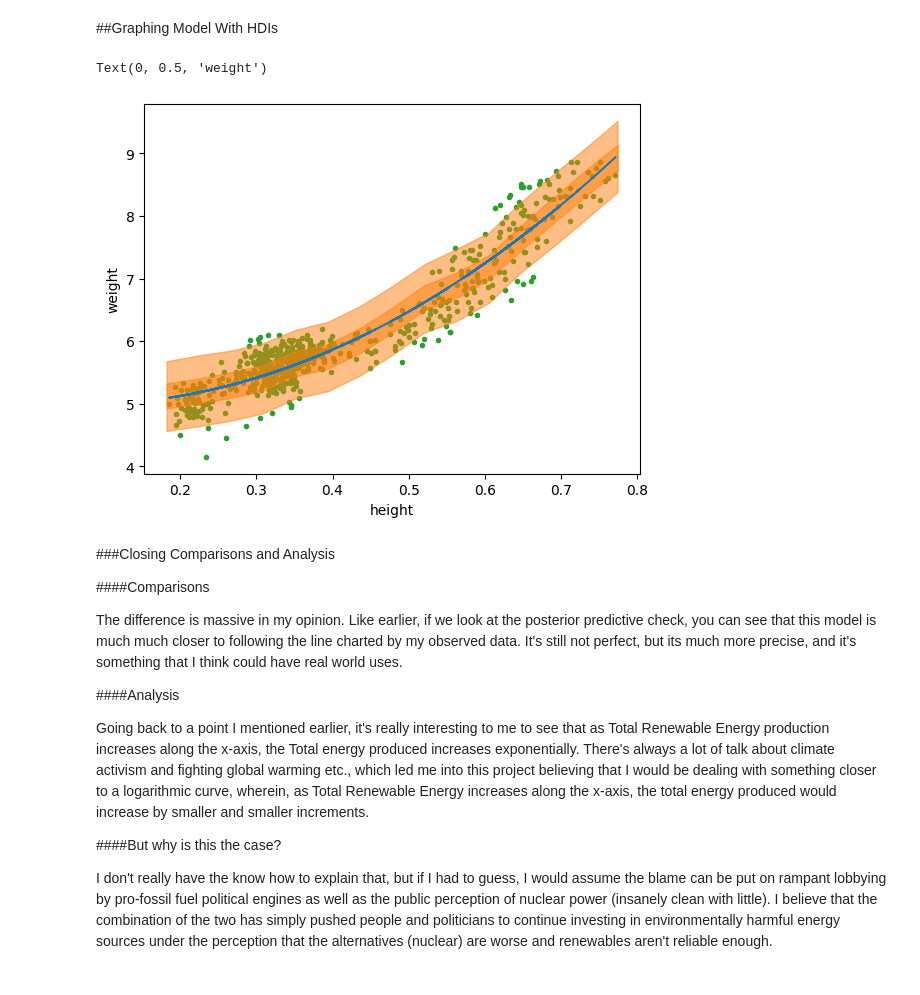
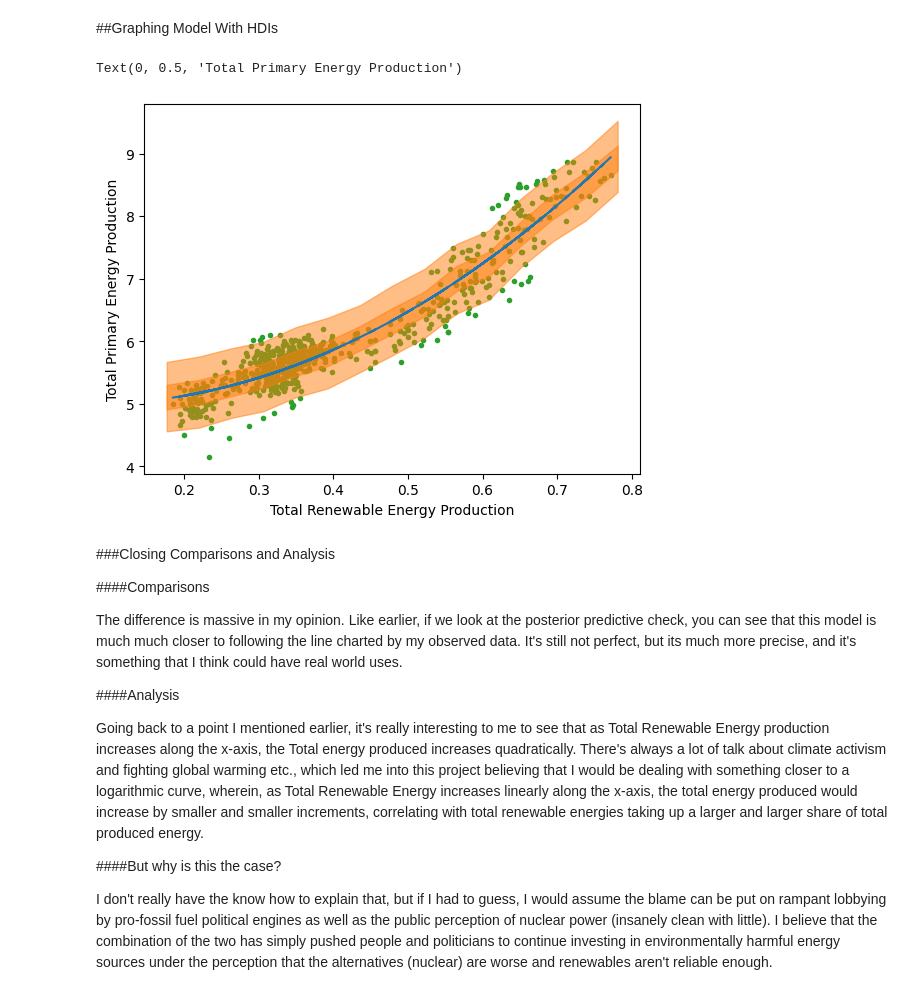
Before and after one commit to aahFancyGun/dataScienceClass, a Jupyter notebook: unit5/YangChauUnit5Project.ipynb, the cells around one changed output. Saved outputs shown, nothing was run; the diff lists cells and outputs as text; code cells hidden in the pictures.

```diff
--- a/unit5/YangChauUnit5Project.ipynb
+++ b/unit5/YangChauUnit5Project.ipynb
@@ -326,37 +343,37 @@ az.plot_ppc(idata_poly2, num_pp_samples=250, colors=["C1", "C0", "C1"])
 #grabs the expected line, or line of best fit formula
 mean_line = idata_poly2.posterior["μ"].mean(("chain", "draw"))
 
 #creates some x values to run through our line formula
 height = np.random.normal(energy_data["Total Renewable Energy Production"].values, 0.01)
 idx = np.argsort(height)
 x = np.linspace(height.min(), height.max(), 15)
 
 #grabs the 94% HDI and 50% HDI, and sets them up for graphing.
 y_pred_q = idata_poly2.posterior_predictive["y_pred"].quantile(
     [0.03, 0.97, 0.25, 0.75], dim=["chain", "draw"]
 )
 y_hat_bounds = iter(
     [
         PchipInterpolator(height[idx], y_pred_q[i][idx])(x)
         for i in range(4)
     ]
 )
 
 #plots raw data and our line of best fit
 _, ax = plt.subplots()
 ax.plot(energy_data["Total Renewable Energy Production"], energy_data["Total Primary Energy Production"], "C2.", zorder=-3)
 ax.plot(energy_data["Total Renewable Energy Production"][idx], mean_line[idx], c="C0")
 
 
 for lb, ub in zip(y_hat_bounds, y_hat_bounds):
     ax.fill_between(x, lb, ub, color="C1", alpha=0.5)
 
 #labels
-ax.set_xlabel("height")
-ax.set_ylabel("weight")
+ax.set_xlabel("Total Renewable Energy Production")
+ax.set_ylabel("Total Primary Energy Production")
 # %% [output]
-Text(0, 0.5, 'weight')
+Text(0, 0.5, 'Total Primary Energy Production')
-[figure, old version]
+[figure, new version]
 # %% [markdown]
 ###Closing Comparisons and Analysis
 
@@ -366,7 +383,7 @@ The difference is massive in my opinion. Like earlier, if we look at the posteri
 
 ####Analysis
 
-Going back to a point I mentioned earlier, it's really interesting to me to see that as Total Renewable Energy production increases along the x-axis, the Total energy produced increases exponentially. There's always a lot of talk about climate activism and fighting global warming etc., which led me into this project believing that I would be dealing with something closer to a logarithmic curve, wherein, as Total Renewable Energy increases along the x-axis, the total energy produced would increase by smaller and smaller increments.
+Going back to a point I mentioned earlier, it's really interesting to me to see that as Total Renewable Energy production increases along the x-axis, the Total energy produced increases quadratically. There's always a lot of talk about climate activism and fighting global warming etc., which led me into this project believing that I would be dealing with something closer to a logarithmic curve, wherein, as Total Renewable Energy increases linearly along the x-axis, the total energy produced would increase by smaller and smaller increments, correlating with total renewable energies taking up a larger and larger share of total produced energy.
 
 ####But why is this the case?
 
```
Also changed, not shown: parts of 13 cells of this notebook.
